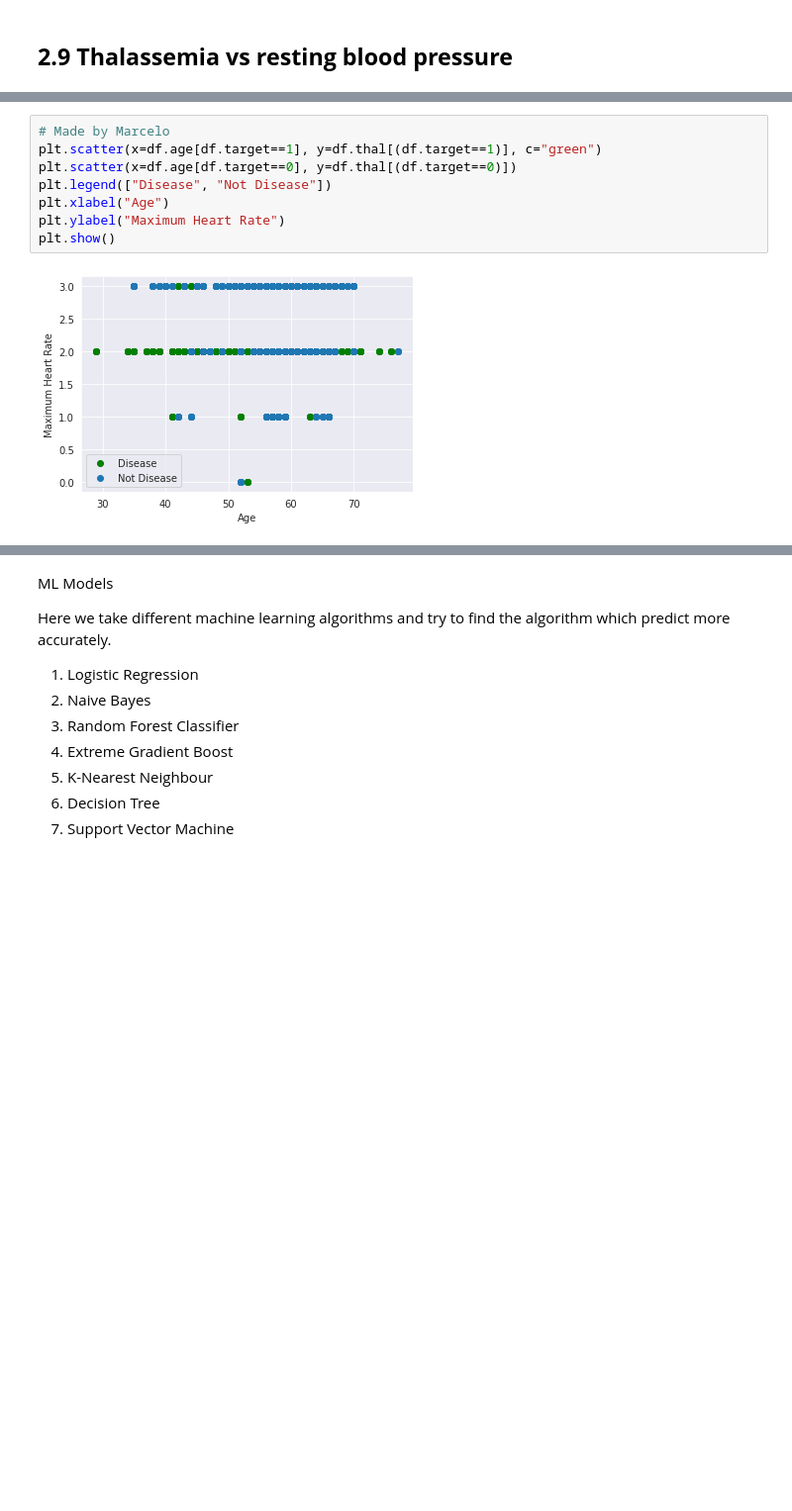
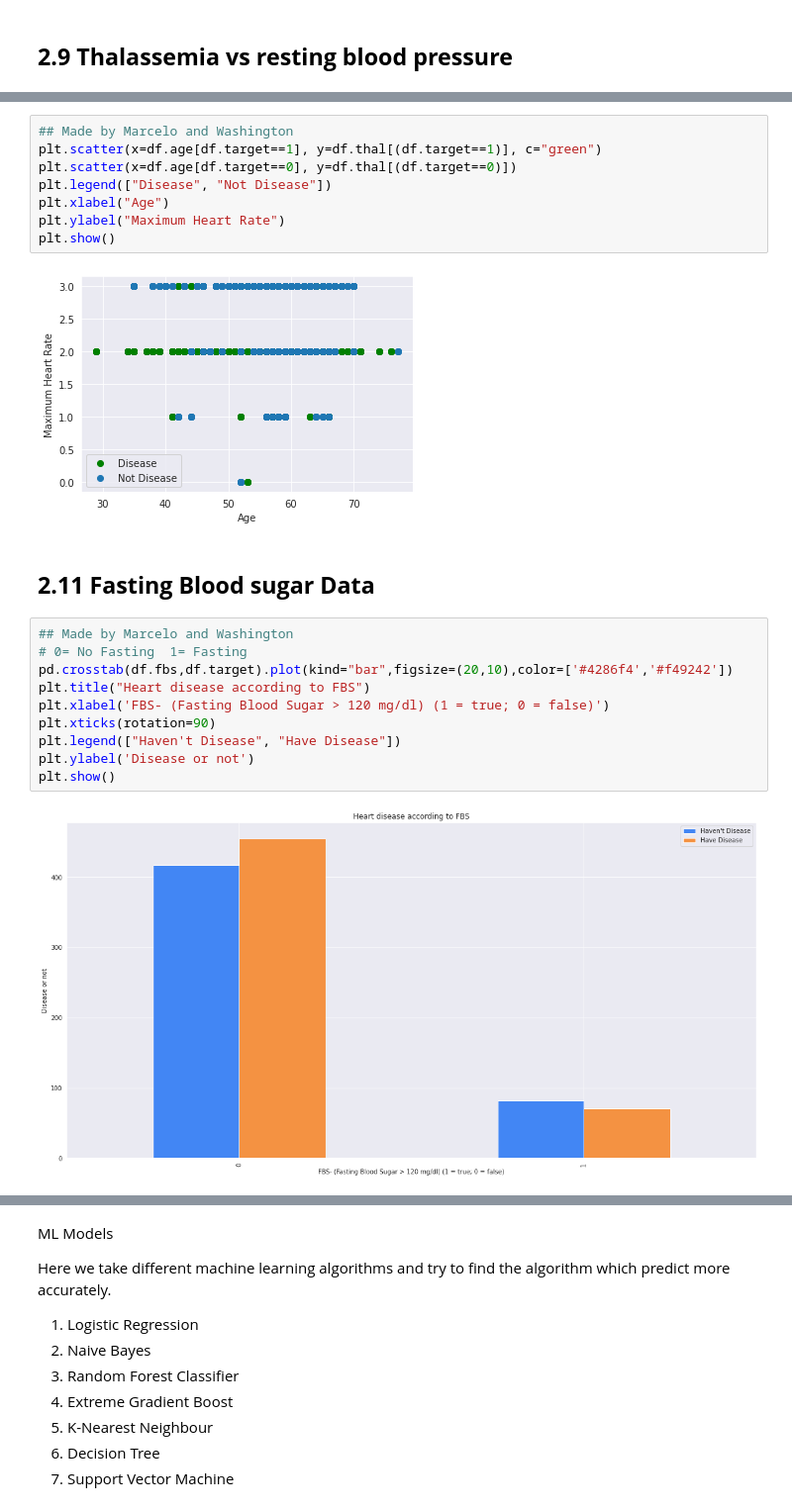
Before and after one commit to masp42/Crisp_DM_CA, a Jupyter notebook: Heart_Disease_Prediction_CA.ipynb, the cells around one changed output, grey strips where cells are left out. Shown at 99% size. Saved outputs shown, nothing was run; the diff lists cells and outputs as text; blank space fills up the shorter version.

```diff
--- a/Heart_Disease_Prediction_CA.ipynb
+++ b/Heart_Disease_Prediction_CA.ipynb
@@ -320,5 +332,5 @@ plt.show()
 # %%
-# Made by Marcelo
+## Made by Marcelo and Washington
 plt.scatter(x=df.age[df.target==1], y=df.thal[(df.target==1)], c="green")
 plt.scatter(x=df.age[df.target==0], y=df.thal[(df.target==0)])
 plt.legend(["Disease", "Not Disease"])
@@ -327,4 +339,18 @@ plt.ylabel("Maximum Heart Rate")
 plt.show()
 # %% [output]
 [figure]
+# %% [markdown]
+## **2.11 Fasting Blood sugar Data**
+# %%
+## Made by Marcelo and Washington
+# 0= No Fasting  1= Fasting
+pd.crosstab(df.fbs,df.target).plot(kind="bar",figsize=(20,10),color=['#4286f4','#f49242'])
+plt.title("Heart disease according to FBS")
+plt.xlabel('FBS- (Fasting Blood Sugar > 120 mg/dl) (1 = true; 0 = false)')
+plt.xticks(rotation=90)
+plt.legend(["Haven't Disease", "Have Disease"])
+plt.ylabel('Disease or not')
+plt.show()
+# %% [output]
+[figure, added]
 # %%
```
Also changed, not shown: parts of 50 cells of this notebook.
